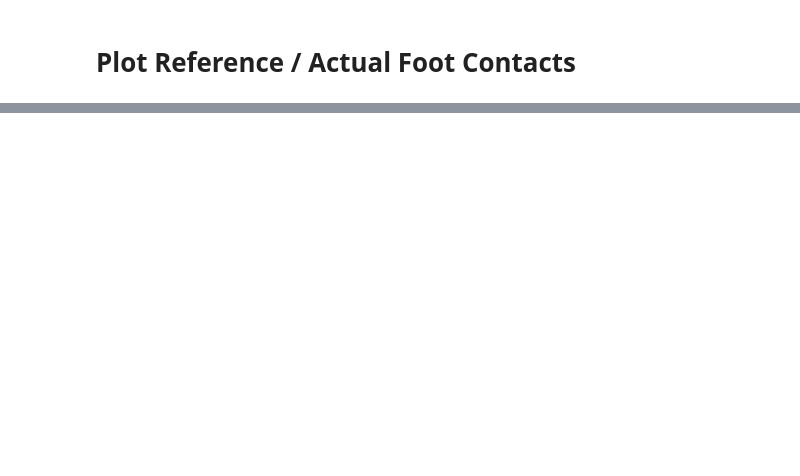
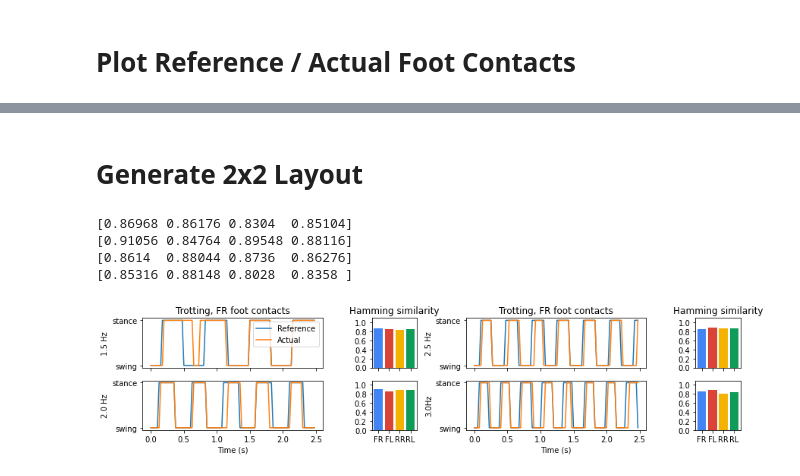
Before and after one commit to mcx-lab/rl-baselines3-zoo, a Jupyter notebook: notebooks/plot_ref_act_foot_contact.ipynb, the cells around one changed output, grey strips where cells are left out. Drawn from its saved outputs; the diff is of its cells as text; code cells hidden in the pictures; blank space fills up the shorter version.

```diff
--- a/notebooks/plot_ref_act_foot_contact.ipynb
+++ b/notebooks/plot_ref_act_foot_contact.ipynb
@@ -148,0 +154,62 @@ fig.savefig("ref_act_foot_contact.pdf", format="pdf", bbox_inches="tight")
+# %% [markdown]
+# Generate 2x2 Layout
+# %%
+NUM_TIMESTEPS = 100
+
+def calc_hamming_sim(stats, stats_dir):
+    time = stats['time']
+    ref_foot_contacts = stats['ref_foot_contacts']
+    act_foot_contacts = stats['act_foot_contacts']
+
+    # Divide by 2 since binary entries are [-1, 1] and not [0,1]
+    diff = np.abs(ref_foot_contacts - act_foot_contacts) / 2
+    hamming_dist = np.mean(diff, axis=0)
+    hamming_sim = 1 - hamming_dist
+    return hamming_sim
+
+def plot_foot_contact_sequence(ax, ax_row, ax_col, stats, stats_dir, foot_index = 0, prefix=""):
+    import matplotlib.pyplot as plt
+
+    time = stats['time']
+    ref_foot_contacts = stats['ref_foot_contacts']
+    act_foot_contacts = stats['act_foot_contacts']
+    act_foot_contacts = 2 * (act_foot_contacts > 0) - 1
+
+    # fig.suptitle(stats_dir.name)
+
+    hamming_sim = calc_hamming_sim(stats, stats_dir)
+    print(hamming_sim)
+
+    ax[ax_row, ax_col].set_ylabel(f"{prefix}")
+    ax[ax_row, ax_col].plot(time[:NUM_TIMESTEPS], ref_foot_contacts[:NUM_TIMESTEPS, foot_index], label = 'Reference')
+    ax[ax_row, ax_col].plot(time[:NUM_TIMESTEPS], act_foot_contacts[:NUM_TIMESTEPS, foot_index], label = 'Actual')
+    ax[ax_row, ax_col].set_yticks([-1,1])
+    ax[ax_row, ax_col].set_yticklabels(['swing', 'stance'])
+
+    # Plot hamming similarity
+    ax[ax_row, ax_col+1].set_ylim(0.0, 1.1)
+    ax[ax_row, ax_col+1].set_yticks([i / 5 for i in range(0, 6)])
+    ax[ax_row, ax_col+1].set_xticks([0,1,2,3])
+    ax[ax_row, ax_col+1].set_xticklabels(foot_names)
+    ax[ax_row, ax_col+1].bar([0,1,2,3], hamming_sim, color = foot_colors)
+
+fig, ax = plt.subplots(2, 4, figsize=(12,3), gridspec_kw={'width_ratios':(4,1,4,1)}, sharex='col')
+ax[0,0].set_title("Trotting, FR foot contacts")
+ax[1,0].set_xlabel("Time (s)")
+ax[0,1].set_title("Hamming similarity")
+ax[0,2].set_title("Trotting, FR foot contacts")
+ax[1,2].set_xlabel("Time (s)")
+ax[0,3].set_title("Hamming similarity")
+prefixes = ('1.5 Hz', '2.0 Hz', '2.5 Hz', '3.0Hz')
+ax_idxes = [(0,0), (1,0), (0,2), (1,2)]
+for i, (stats, stats_dir) in enumerate(zip(statss, stats_dirs)):
+    plot_foot_contact_sequence(ax, ax_idxes[i][0], ax_idxes[i][1], stats, stats_dir, prefix=prefixes[i])
+ax[0,0].legend()
+fig.tight_layout()
+fig.savefig("ref_act_foot_contact_2x2.pdf", format="pdf", bbox_inches="tight")
+# %% [output]
+[0.86968 0.86176 0.8304  0.85104]
+[0.91056 0.84764 0.89548 0.88116]
+[0.8614  0.88044 0.8736  0.86276]
+[0.85316 0.88148 0.8028  0.8358 ]
+[figure, added]
```
Also changed, not shown: parts of 2 cells of this notebook.
